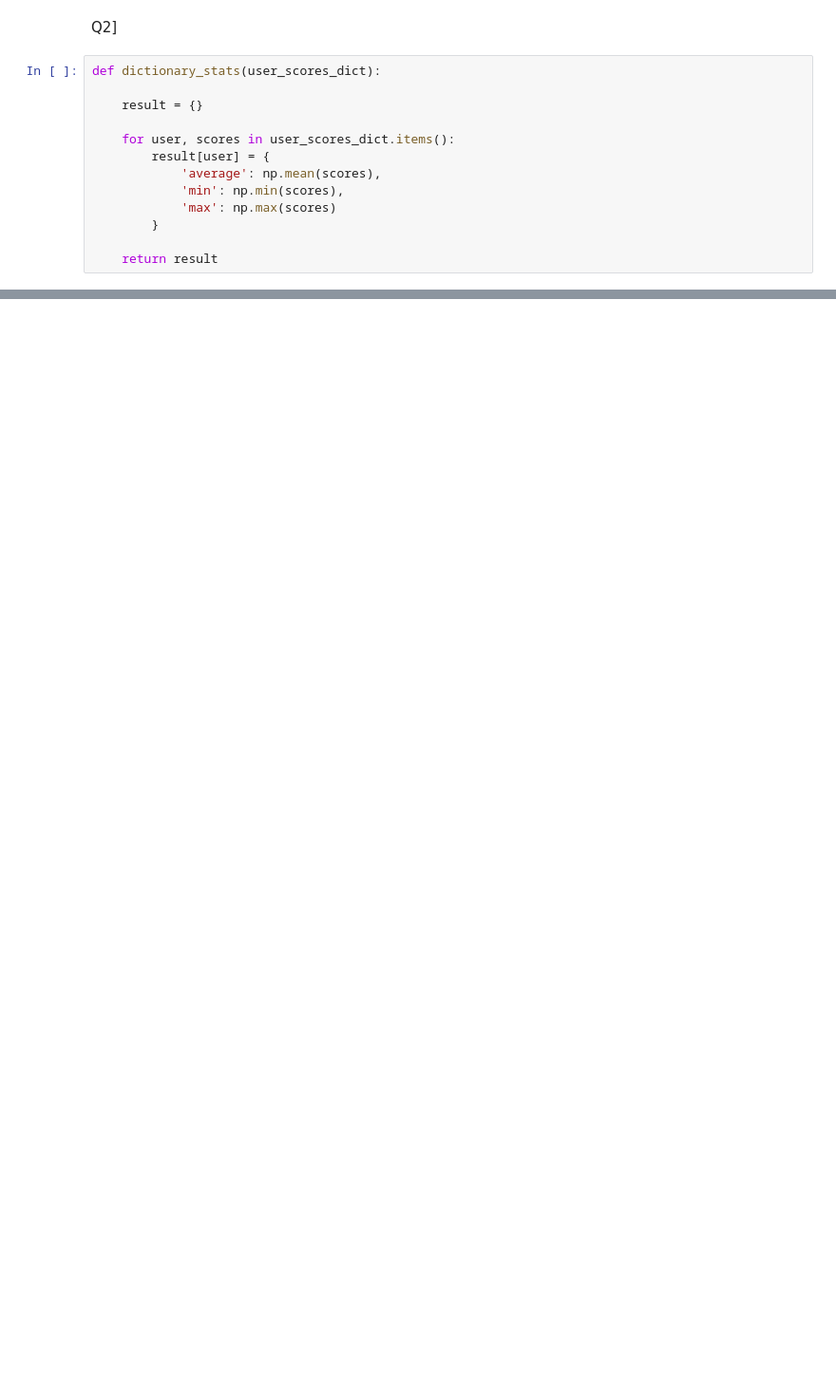
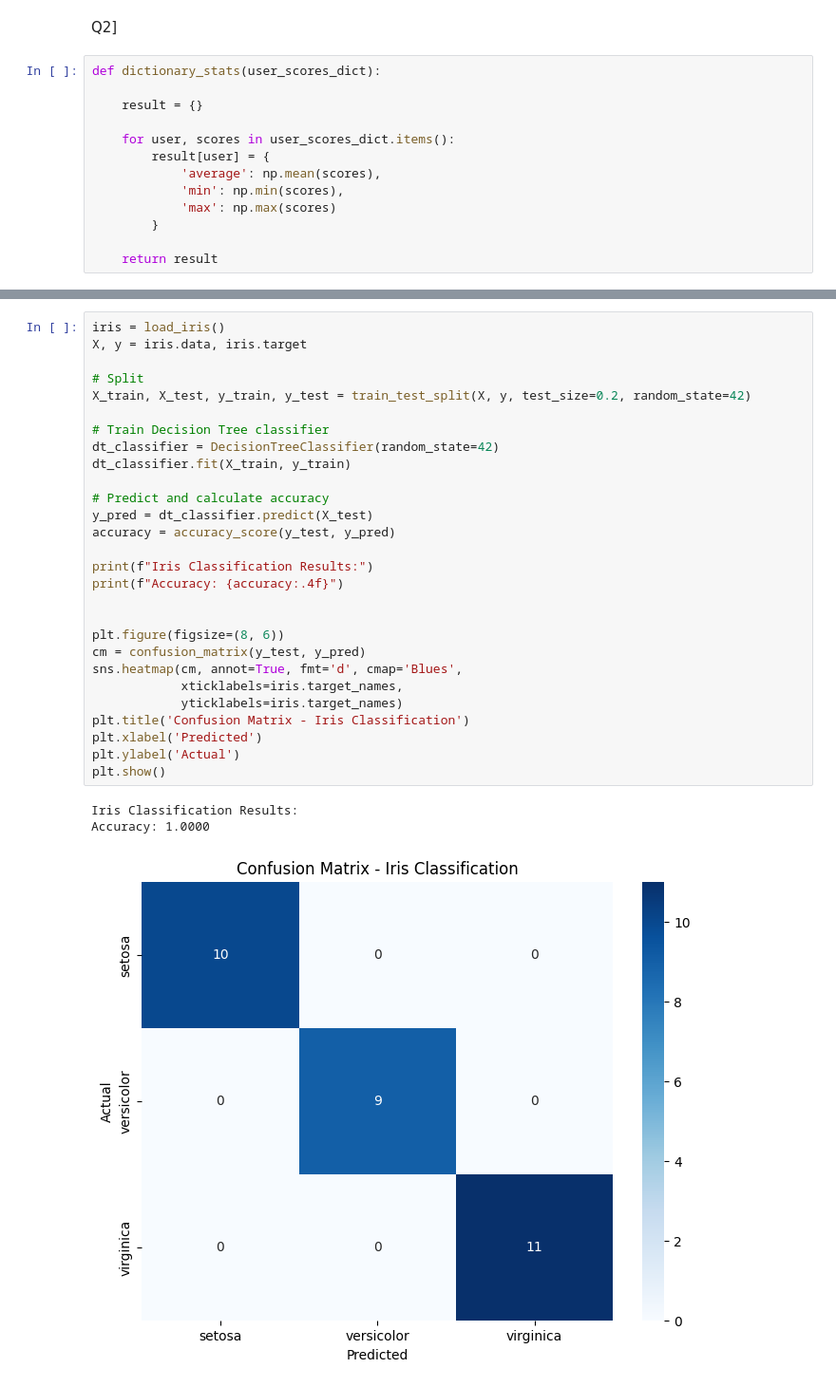
Before and after one commit to SagarNikam09/Task_CB_ai, a Jupyter notebook: Task_CB.ipynb, the cells around one changed output, grey strips where cells are left out. Shown at 95% size. Cells and saved outputs as stored; diff of their text form; blank space fills up the shorter version.

```diff
--- a/Task_CB.ipynb
+++ b/Task_CB.ipynb
@@ -53,0 +89,32 @@ def dictionary_stats(user_scores_dict):
+# %%
+iris = load_iris()
+X, y = iris.data, iris.target
+
+# Split
+X_train, X_test, y_train, y_test = train_test_split(X, y, test_size=0.2, random_state=42)
+
+# Train Decision Tree classifier
+dt_classifier = DecisionTreeClassifier(random_state=42)
+dt_classifier.fit(X_train, y_train)
+
+# Predict and calculate accuracy
+y_pred = dt_classifier.predict(X_test)
+accuracy = accuracy_score(y_test, y_pred)
+
+print(f"Iris Classification Results:")
+print(f"Accuracy: {accuracy:.4f}")
+
+
+plt.figure(figsize=(8, 6))
+cm = confusion_matrix(y_test, y_pred)
+sns.heatmap(cm, annot=True, fmt='d', cmap='Blues',
+            xticklabels=iris.target_names,
+            yticklabels=iris.target_names)
+plt.title('Confusion Matrix - Iris Classification')
+plt.xlabel('Predicted')
+plt.ylabel('Actual')
+plt.show()
+# %% [output]
+Iris Classification Results:
+Accuracy: 1.0000
+[figure, added]
```
Also changed, not shown: parts of 17 cells of this notebook.
